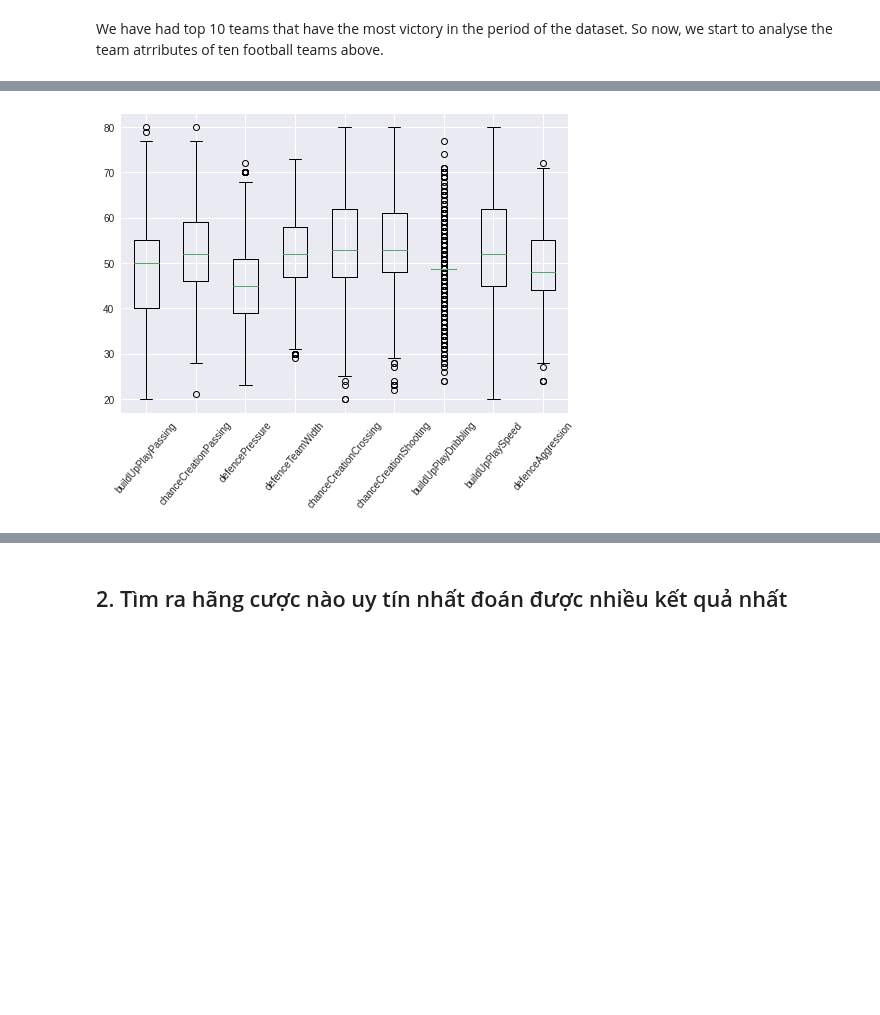
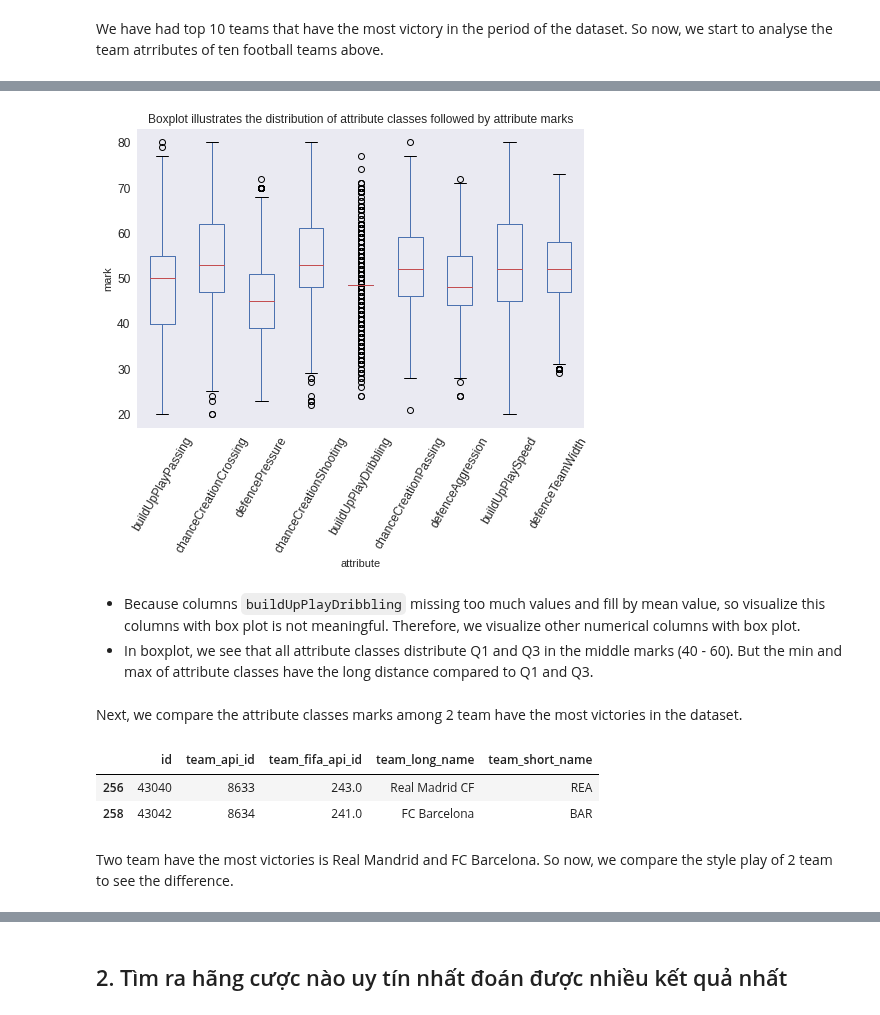
Before and after one commit to hieuhuynhcao/DSProgramming_Final, a Jupyter notebook: project.ipynb, the cells around one changed output, grey strips where cells are left out. Drawn from its saved outputs; the diff is of its cells as text; code cells hidden in the pictures; blank space fills up the shorter version.

```diff
--- a/project.ipynb
+++ b/project.ipynb
@@ -388,6 +522,22 @@ df_team_attribute[num_cols].describe()
-# %%
-plt.style.use('seaborn')
-plt.boxplot(df_team_attribute[num_cols])
-plt.xticks([1,2,3,4,5,6,7,8,9], num_cols,rotation=50);
-# %% [output]
-[figure, removed]
+# %%
+ax = df_team_attribute[num_cols].boxplot(rot=60, grid=False, fontsize=12)
+ax.set_title('Boxplot illustrates the distribution of attribute classes followed by attribute marks')
+ax.set_xlabel('attribute')
+ax.set_ylabel('mark');
+# %% [output]
+[figure, added]
+# %% [markdown]
+- Because columns `buildUpPlayDribbling` missing too much values and fill by mean value, so visualize this columns with box plot is not meaningful.
+Therefore, we visualize other numerical columns with box plot.
+- In boxplot, we see that all attribute classes distribute Q1 and Q3 in the middle marks (40 - 60). But the min and max of attribute classes have the long distance compared to Q1 and Q3.
+# %% [markdown]
+Next, we compare the attribute classes marks among 2 team have the most victories in the dataset.
+# %%
+top_2_id_teams_most_victories = df_match['Winner'].value_counts()[1:3].keys()
+df_team[df_team['team_api_id'].isin(top_2_id_teams_most_victories)]
+# %% [output]
+|  | id | team_api_id | team_fifa_api_id | team_long_name | team_short_name |
+| 256 | 43040 | 8633 | 243.0 | Real Madrid CF | REA |
+| 258 | 43042 | 8634 | 241.0 | FC Barcelona | BAR |
+# %% [markdown]
+Two team have the most victories is Real Mandrid and FC Barcelona. So now, we compare the style play of 2 team to see the difference.
```
Also changed, not shown: parts of 45 cells of this notebook.
